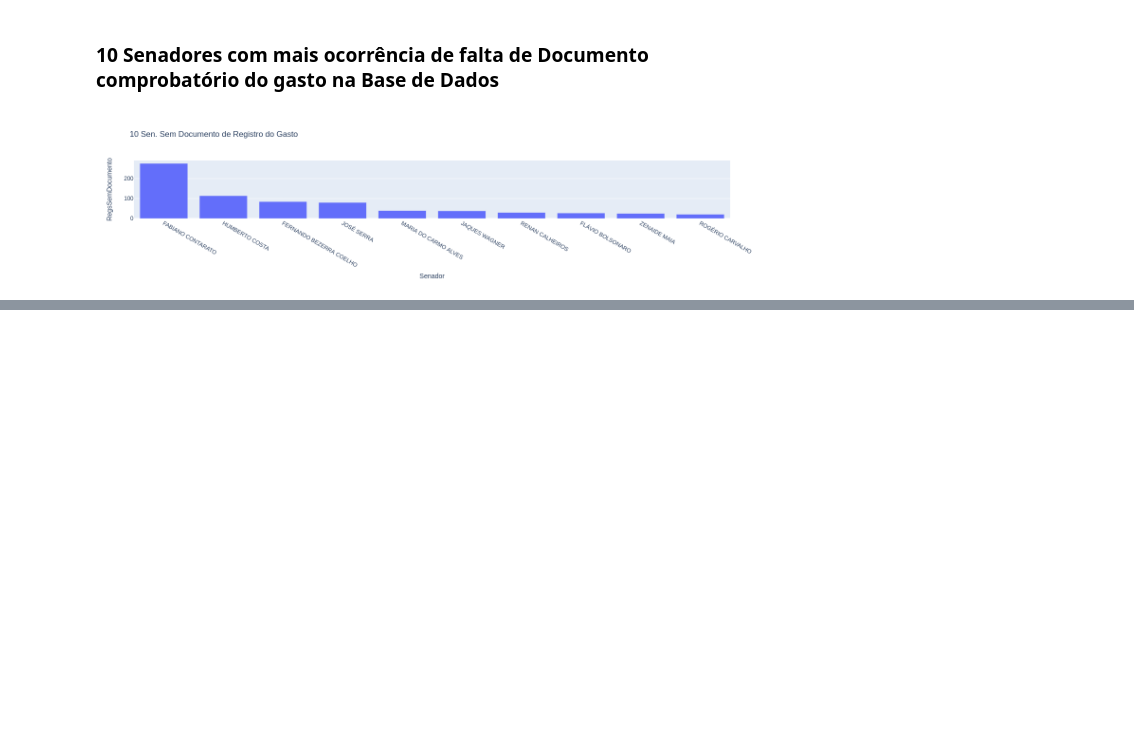
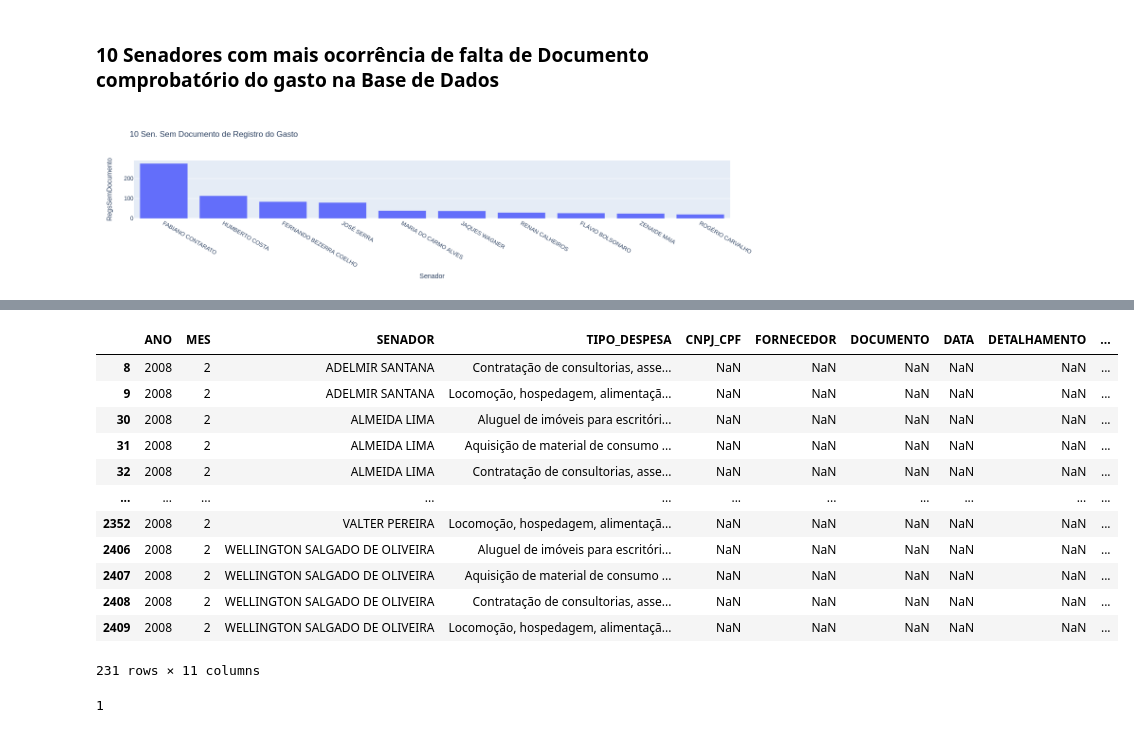
Before and after one commit to wsricardo/eda-tcs, a Jupyter notebook: aedSenadoBr.ipynb, the cells around one changed output, grey strips where cells are left out. Drawn from its saved outputs; the diff is of its cells as text; code cells hidden in the pictures; blank space fills up the shorter version.

```diff
--- a/aedSenadoBr.ipynb
+++ b/aedSenadoBr.ipynb
@@ -205,0 +323,20 @@ ds.sort_values(by=['RegsSemDocumento'], ascending=False)[:10].plot(x='Senador',
+# %%
+dff[ ( dff['MES']  == mes.index('Fev')+1 ) & (dff['ANO'] == 2008) ]
+# %% [output]
+|  | ANO | MES | SENADOR | TIPO_DESPESA | CNPJ_CPF | FORNECEDOR | DOCUMENTO | DATA | DETALHAMENTO | ... |
+| 8 | 2008 | 2 | ADELMIR SANTANA | Contratação de consultorias, asse... | NaN | NaN | NaN | NaN | NaN | ... |
+| 9 | 2008 | 2 | ADELMIR SANTANA | Locomoção, hospedagem, alimentaçã... | NaN | NaN | NaN | NaN | NaN | ... |
+| 30 | 2008 | 2 | ALMEIDA LIMA | Aluguel de imóveis para escritóri... | NaN | NaN | NaN | NaN | NaN | ... |
+| 31 | 2008 | 2 | ALMEIDA LIMA | Aquisição de material de consumo ... | NaN | NaN | NaN | NaN | NaN | ... |
+| 32 | 2008 | 2 | ALMEIDA LIMA | Contratação de consultorias, asse... | NaN | NaN | NaN | NaN | NaN | ... |
+| ... | ... | ... | ... | ... | ... | ... | ... | ... | ... | ... |
+| 2352 | 2008 | 2 | VALTER PEREIRA | Locomoção, hospedagem, alimentaçã... | NaN | NaN | NaN | NaN | NaN | ... |
+| 2406 | 2008 | 2 | WELLINGTON SALGADO DE OLIVEIRA | Aluguel de imóveis para escritóri... | NaN | NaN | NaN | NaN | NaN | ... |
+| 2407 | 2008 | 2 | WELLINGTON SALGADO DE OLIVEIRA | Aquisição de material de consumo ... | NaN | NaN | NaN | NaN | NaN | ... |
+| 2408 | 2008 | 2 | WELLINGTON SALGADO DE OLIVEIRA | Contratação de consultorias, asse... | NaN | NaN | NaN | NaN | NaN | ... |
+| 2409 | 2008 | 2 | WELLINGTON SALGADO DE OLIVEIRA | Locomoção, hospedagem, alimentaçã... | NaN | NaN | NaN | NaN | NaN | ... |
+231 rows × 11 columns
+# %%
+mes.index('Jan')+1
+# %% [output]
+1
```
Also changed, not shown: parts of 24 cells of this notebook.
